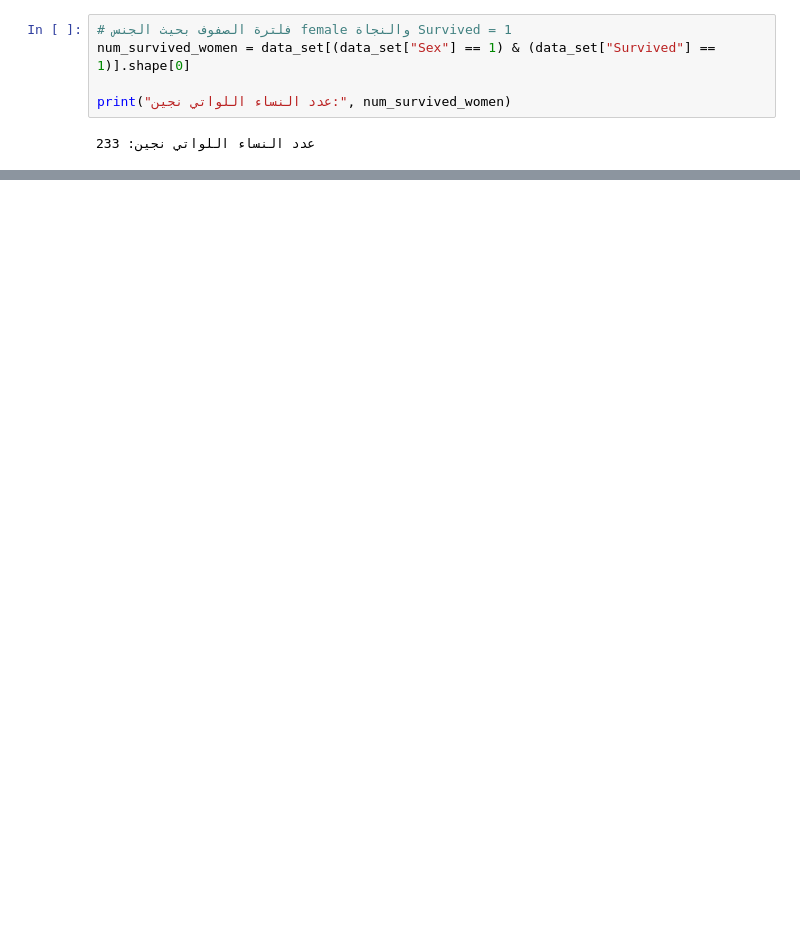
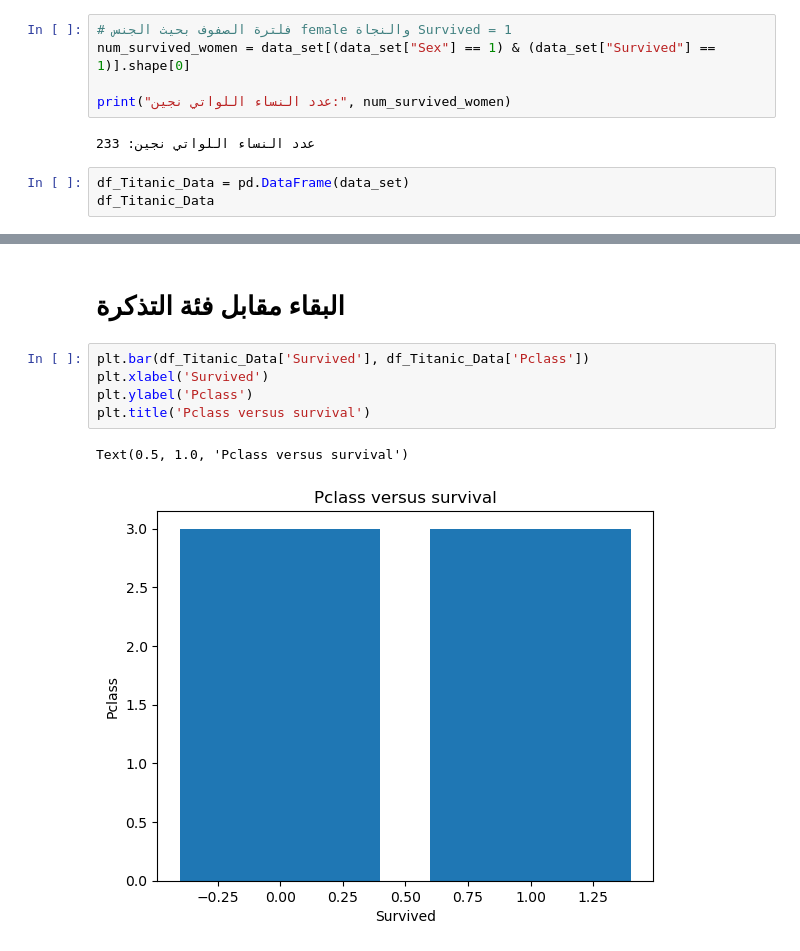
Before and after one commit to Loai-Alrazi/Python, a Jupyter notebook: Data analays/Titanic_Data.ipynb, the cells around one changed output, grey strips where cells are left out. Cells and saved outputs as stored; diff of their text form; blank space fills up the shorter version.

Commit message:
Titanic_exerc

```diff
--- a/Data analays/Titanic_Data.ipynb
+++ b/Data analays/Titanic_Data.ipynb
@@ -97,3 +106,6 @@ num_survived_women = data_set[(data_set["Sex"] == 1) & (data_set["Survived"] ==
 print("عدد النساء اللواتي نجين:", num_survived_women)
 # %% [output]
 عدد النساء اللواتي نجين: 233
+# %%
+df_Titanic_Data = pd.DataFrame(data_set)
+df_Titanic_Data
@@ -99,0 +126,10 @@ print("عدد النساء اللواتي نجين:", num_survived_women)
+# %% [markdown]
+# البقاء مقابل فئة التذكرة
+# %%
+plt.bar(df_Titanic_Data['Survived'], df_Titanic_Data['Pclass'])
+plt.xlabel('Survived')
+plt.ylabel('Pclass')
+plt.title('Pclass versus survival')
+# %% [output]
+Text(0.5, 1.0, 'Pclass versus survival')
+[figure, added]
```
Also changed, not shown: parts of 12 cells of this notebook.
